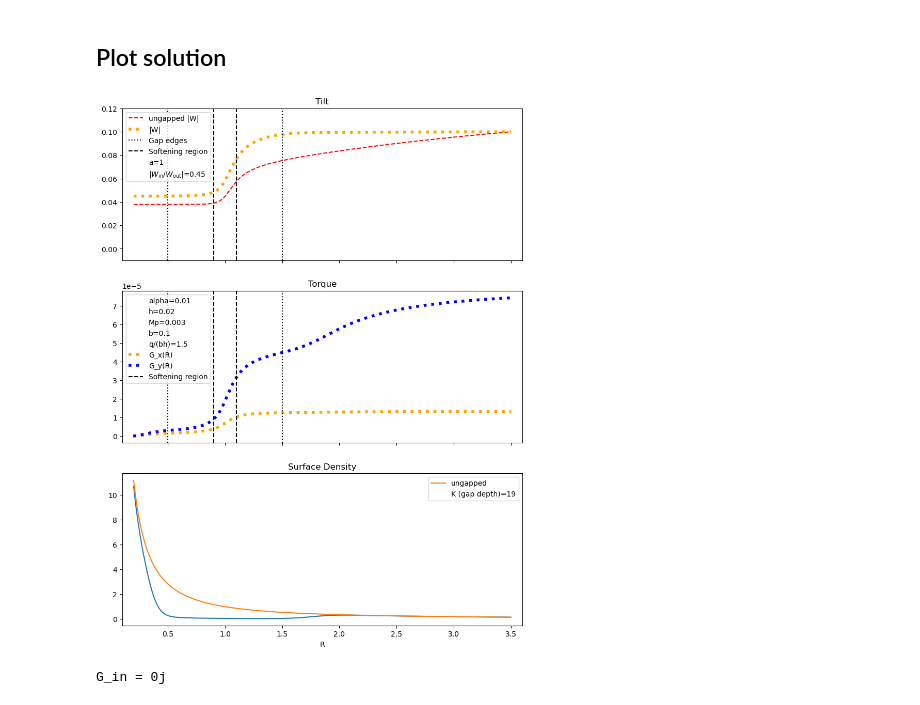
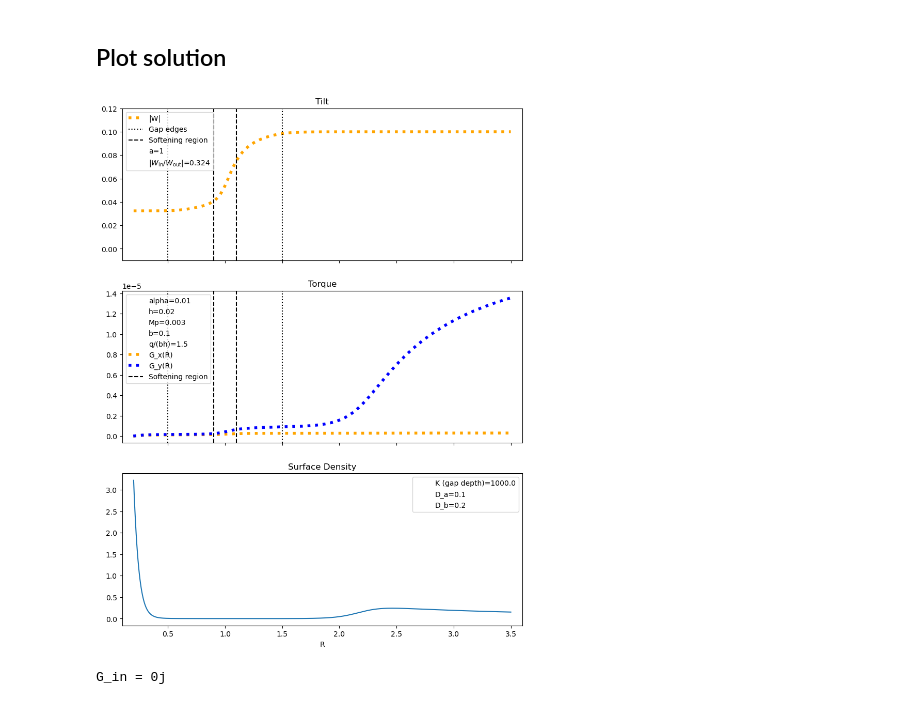
Before and after one commit to Jupiter1994/warped-disks, a Jupyter notebook: reduced-eqs-steady-state.ipynb, the cells around one changed output. Drawn from its saved outputs; the diff is of its cells as text; code cells hidden in the pictures.

```diff
--- a/reduced-eqs-steady-state.ipynb
+++ b/reduced-eqs-steady-state.ipynb
@@ -41,7 +41,8 @@ Mp, a = 0.003, 1
 
 # toggle disk gap
 use_gap = True
-gap_depth = 19
+gap_depth = 1e3
+K, R_a, R_b, D_a, D_b = gap_depth, 0.5, 1.5, 0.1, 0.2
 
 # softening term in disk potential; reflects the disk's scale height
 eps = 0.1
@@ -612,7 +617,7 @@ if load_zhu_data:
             ",Rmax=" + str(Rmax) + ".h5"
     Rs_torque_zhu, Gs_final = np.load(file_path_RG)
 
-load_ungapped_data = True
+load_ungapped_data = False
 if load_ungapped_data:
     file_path_W = "Data/steady-state/RWs/alpha=" + str(alpha) + \
         ",h=" + str(cs) + ",Mp=" + str(Mp) + ",eps=" +str(eps) +\
@@ -637,7 +642,7 @@ if load_ungapped_data:
     # axs[0].plot(RWs_ungapped[0], RWs_ungapped[1].real, c="red", ls='--',\
     #             label="ungapped W_x")
     # axs[0].plot(RWs_ungapped[0], RWs_ungapped[1].imag, c="green", ls='--',\
-    #             label="ungapped W_y")
+    #             label="ungapped W_y")D_a
     axs[0].plot(RWs_ungapped[0].real, np.abs(RWs_ungapped[1]), c="red", ls='--',\
                  label="ungapped |W|")
 
@@ -646,7 +651,7 @@ if load_ungapped_data:
 axs[0].plot(Rs_warp.real, np.abs(Ws), c="orange", ls=':', lw=4, label="|W|")
 
 if use_gap:
-    R_a, R_b = 0.5, 1.5
+    #R_a, R_b = 0.5, 1.5
     axs[0].vlines([R_a,R_b], 0, 1, transform=axs[0].get_xaxis_transform(), \
                   color="black", linestyle=":", label="Gap edges")
     axs[0].vlines([a-eps,a+eps], 0, 1, transform=axs[0].get_xaxis_transform(), \
@@ -685,7 +690,7 @@ axs[1].plot(Rs_torque.real, Gs.imag, c="blue", ls=':', lw=4, label="G_y(R)")
 
 #ymin, ymax= min(Ws.imag) - .01, max(Ws.imag) + .01
 if use_gap:
-    R_a, R_b = 0.5, 1.5
+    #R_a, R_b = 0.5, 1.5
     axs[1].vlines([R_a,R_b], 0, 1, transform=axs[1].get_xaxis_transform(), \
                   color="black", linestyle=":")#, label="Gap edges")
     axs[1].vlines([a-eps,a+eps], 0, 1, transform=axs[1].get_xaxis_transform(), \
@@ -695,34 +700,36 @@ axs[1].set_xlim(Rmin - 0.1, Rmax + 0.1)
 #axs[1].set_ylim(-.2e-4,1e-4)
 
 axs[1].legend()
 axs[1].set_title("Torque")
 
 Sigs = Sigmas(Rs_warp, use_gap)
 axs[2].plot(Rs_warp, Sigs)#, label="gapped")
 if load_ungapped_data:
     axs[2].plot(Rs_warp, Sigmas(Rs_warp,use_gap=False), label="ungapped")
 
 axs[2].set_title("Surface Density")
 axs[2].set_xlabel("R")
 
 #axs[2].scatter([],[], s=0, label=r"Sigma_gap=" + str(min(Sigs)))
 if use_gap:
     axs[2].scatter([],[], s=0, label="K (gap depth)="+str(gap_depth))
+    axs[2].scatter([],[], s=0, label="D_a="+str(D_a))
+    axs[2].scatter([],[], s=0, label="D_b="+str(D_b))
 axs[2].legend()
 
 save_figs = True
 
 if save_figs:
     filepath = "Figures/integ-alpha=" + str(alpha) + \
     ",h=" + str(cs) + ",Mp=" + str(Mp) + ",eps=" +str(eps) +\
         ",Rmax=" + str(Rmax) + ",K=" + str(gap_depth) + ".png"
     # filepath = "Figures/integ-ctrl-K=" + str(gap_depth) + \
     #     "-no-disk-P.png"
     plt.savefig(filepath)
 
 plt.show()
 # %% [output]
-[figure, old version]
+[figure, new version]
 # %%
 print("G_in =", Gs[0])
 # %% [output]
```
Also changed, not shown: parts of 2 cells of this notebook.
